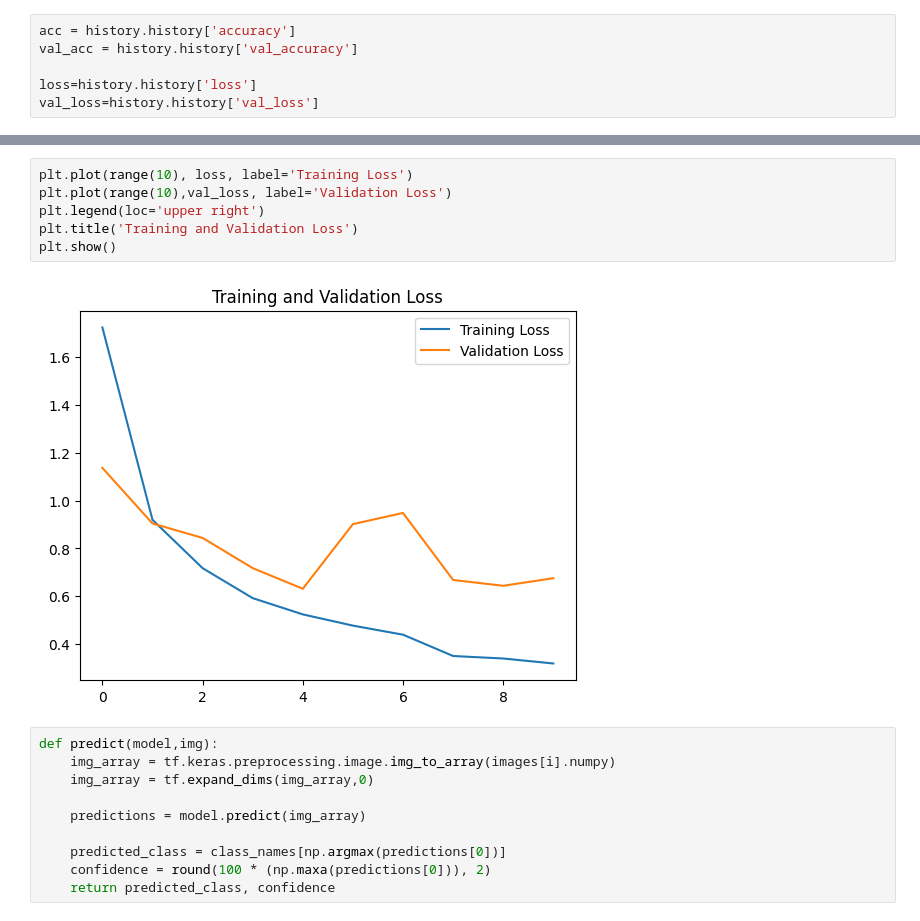
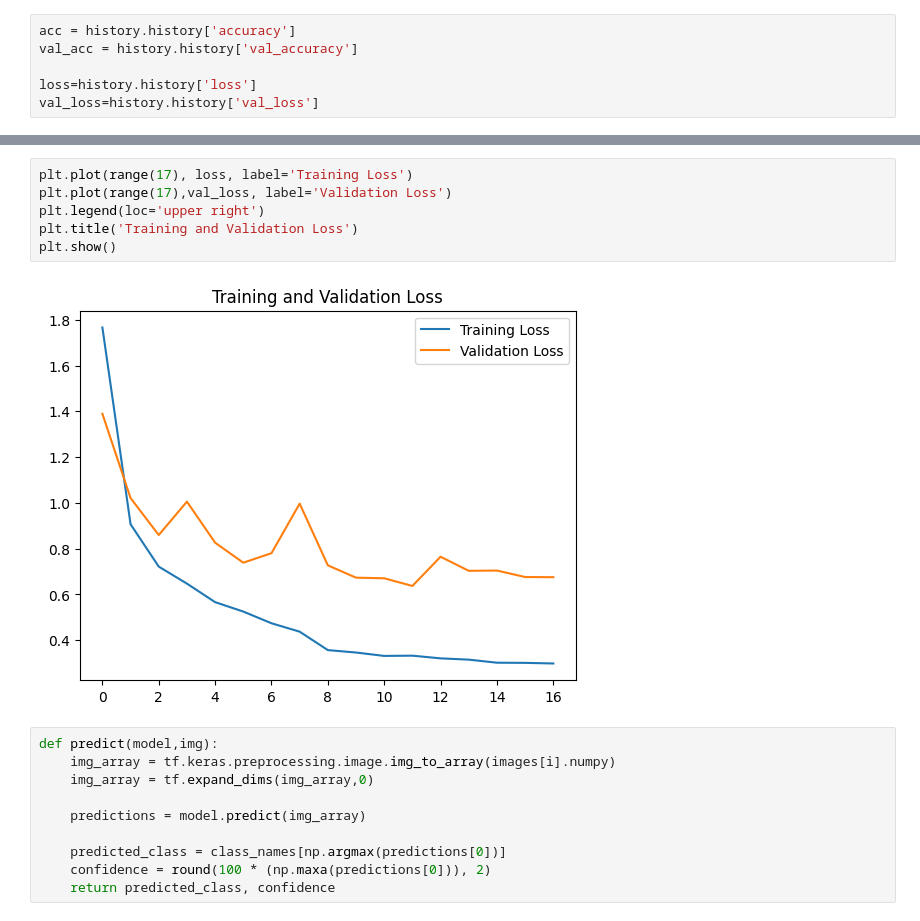
Before and after one commit to Pheoxis/PlantDisease, a Jupyter notebook: training_models/struktura_modelu.ipynb, the cells around one changed output, grey strips where cells are left out. Cells and saved outputs as stored; diff of their text form.

```diff
--- a/training_models/struktura_modelu.ipynb
+++ b/training_models/struktura_modelu.ipynb
@@ -235,11 +263,11 @@ plt.show()
 # %%
-plt.plot(range(10), loss, label='Training Loss')
-plt.plot(range(10),val_loss, label='Validation Loss')
+plt.plot(range(17), loss, label='Training Loss')
+plt.plot(range(17),val_loss, label='Validation Loss')
 plt.legend(loc='upper right')
 plt.title('Training and Validation Loss')
 plt.show()
 # %% [output]
-[figure, old version]
+[figure, new version]
 # %%
 def predict(model,img):
     img_array = tf.keras.preprocessing.image.img_to_array(images[i].numpy)
```
Also changed, not shown: parts of 27 cells of this notebook, 2 other files.
